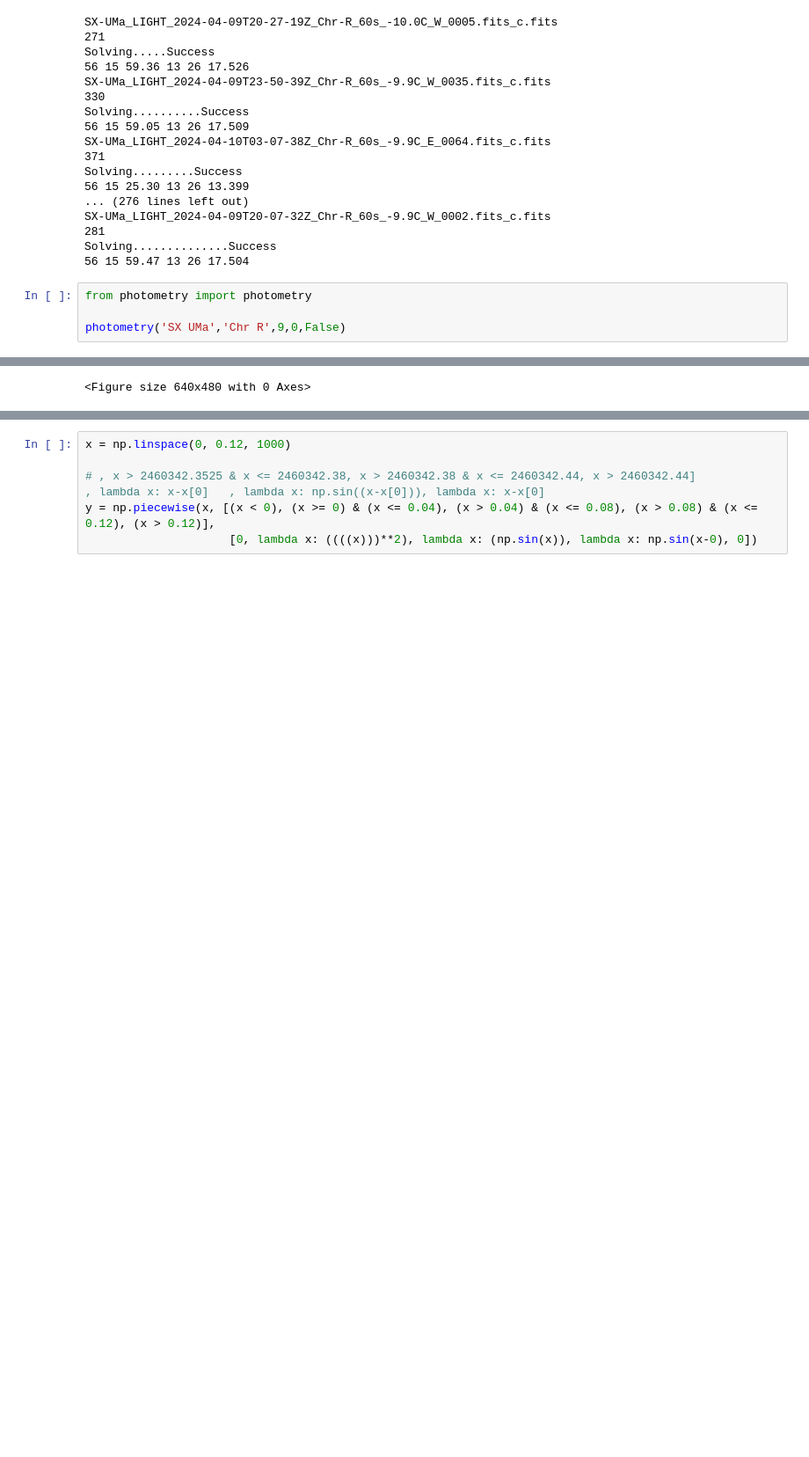
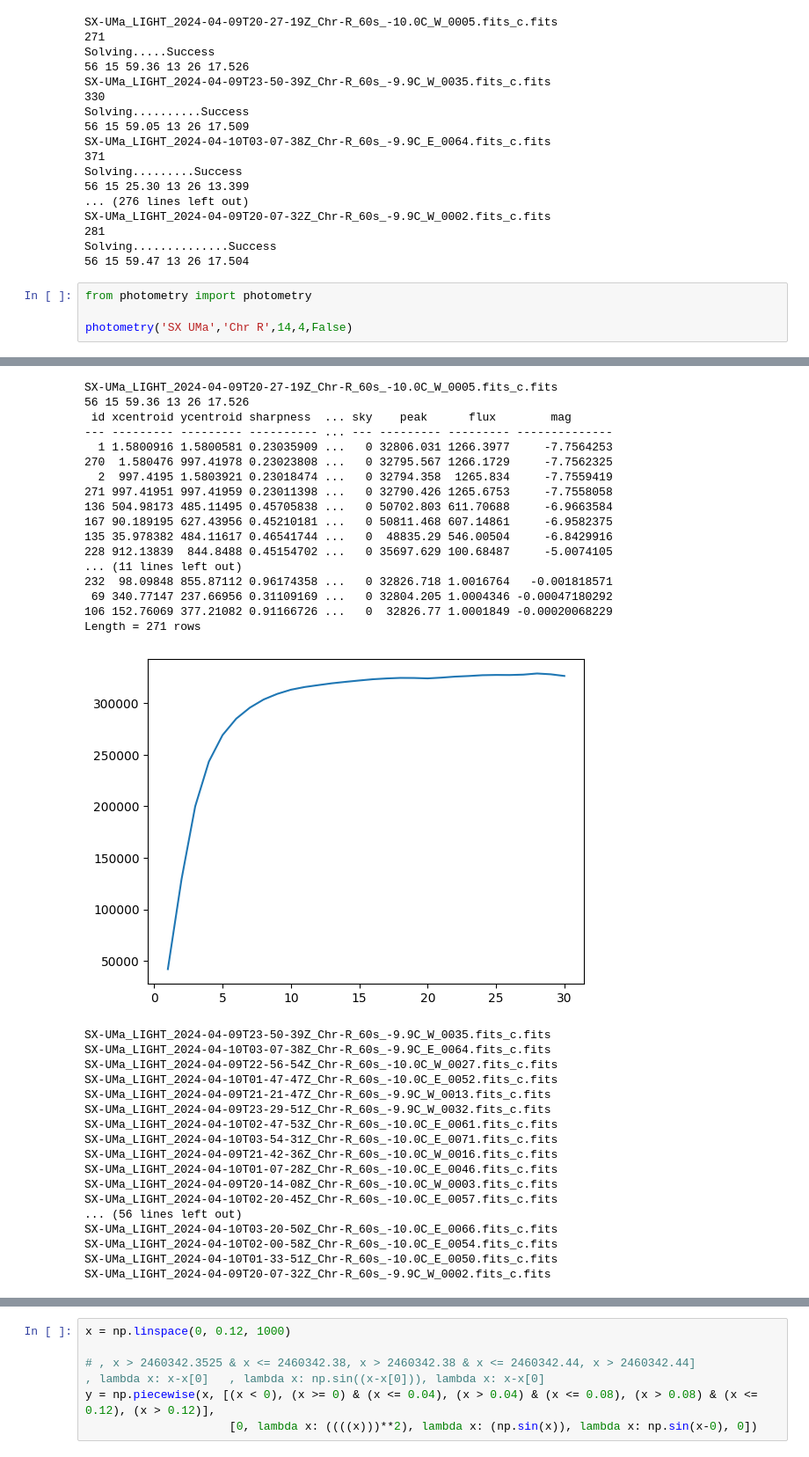
Before and after one commit to lewismcnish/Astronomy, a Jupyter notebook: Year_3/light_curve_fitting.ipynb, the cells around one changed output, grey strips where cells are left out. Shown: that part at 88% size. Saved outputs shown, nothing was run; the diff lists cells and outputs as text; blank space fills up the shorter version.

```diff
--- a/Year_3/light_curve_fitting.ipynb
+++ b/Year_3/light_curve_fitting.ipynb
@@ -72,5 +72,5 @@ Solving..............Success
 # %%
 from photometry import photometry
 
-photometry('SX UMa','Chr R',9,0,False)
+photometry('SX UMa','Chr R',14,4,False)
 # %% [output]
@@ -78 +80,35 @@ OSError: Cannot save file into a non-existent directory: 'airmass/R'
-<Figure size 640x480 with 0 Axes>
+SX-UMa_LIGHT_2024-04-09T20-27-19Z_Chr-R_60s_-10.0C_W_0005.fits_c.fits
+56 15 59.36 13 26 17.526
+ id xcentroid ycentroid sharpness  ... sky    peak      flux        mag
+--- --------- --------- ---------- ... --- --------- --------- --------------
+  1 1.5800916 1.5800581 0.23035909 ...   0 32806.031 1266.3977     -7.7564253
+270  1.580476 997.41978 0.23023808 ...   0 32795.567 1266.1729     -7.7562325
+  2  997.4195 1.5803921 0.23018474 ...   0 32794.358  1265.834     -7.7559419
+271 997.41951 997.41959 0.23011398 ...   0 32790.426 1265.6753     -7.7558058
+136 504.98173 485.11495 0.45705838 ...   0 50702.803 611.70688     -6.9663584
+167 90.189195 627.43956 0.45210181 ...   0 50811.468 607.14861     -6.9582375
+135 35.978382 484.11617 0.46541744 ...   0  48835.29 546.00504     -6.8429916
+228 912.13839  844.8488 0.45154702 ...   0 35697.629 100.68487     -5.0074105
+... (11 lines left out)
+232  98.09848 855.87112 0.96174358 ...   0 32826.718 1.0016764   -0.001818571
+ 69 340.77147 237.66956 0.31109169 ...   0 32804.205 1.0004346 -0.00047180292
+106 152.76069 377.21082 0.91166726 ...   0  32826.77 1.0001849 -0.00020068229
+Length = 271 rows
+[figure, added]
+SX-UMa_LIGHT_2024-04-09T23-50-39Z_Chr-R_60s_-9.9C_W_0035.fits_c.fits
+SX-UMa_LIGHT_2024-04-10T03-07-38Z_Chr-R_60s_-9.9C_E_0064.fits_c.fits
+SX-UMa_LIGHT_2024-04-09T22-56-54Z_Chr-R_60s_-10.0C_W_0027.fits_c.fits
+SX-UMa_LIGHT_2024-04-10T01-47-47Z_Chr-R_60s_-10.0C_E_0052.fits_c.fits
+SX-UMa_LIGHT_2024-04-09T21-21-47Z_Chr-R_60s_-9.9C_W_0013.fits_c.fits
+SX-UMa_LIGHT_2024-04-09T23-29-51Z_Chr-R_60s_-9.9C_W_0032.fits_c.fits
+SX-UMa_LIGHT_2024-04-10T02-47-53Z_Chr-R_60s_-10.0C_E_0061.fits_c.fits
+SX-UMa_LIGHT_2024-04-10T03-54-31Z_Chr-R_60s_-10.0C_E_0071.fits_c.fits
+SX-UMa_LIGHT_2024-04-09T21-42-36Z_Chr-R_60s_-10.0C_W_0016.fits_c.fits
+SX-UMa_LIGHT_2024-04-10T01-07-28Z_Chr-R_60s_-10.0C_E_0046.fits_c.fits
+SX-UMa_LIGHT_2024-04-09T20-14-08Z_Chr-R_60s_-10.0C_W_0003.fits_c.fits
+SX-UMa_LIGHT_2024-04-10T02-20-45Z_Chr-R_60s_-10.0C_E_0057.fits_c.fits
+... (56 lines left out)
+SX-UMa_LIGHT_2024-04-10T03-20-50Z_Chr-R_60s_-10.0C_E_0066.fits_c.fits
+SX-UMa_LIGHT_2024-04-10T02-00-58Z_Chr-R_60s_-10.0C_E_0054.fits_c.fits
+SX-UMa_LIGHT_2024-04-10T01-33-51Z_Chr-R_60s_-10.0C_E_0050.fits_c.fits
+SX-UMa_LIGHT_2024-04-09T20-07-32Z_Chr-R_60s_-9.9C_W_0002.fits_c.fits
```
Also changed, not shown: parts of 1 cell of this notebook, 13 other files.
